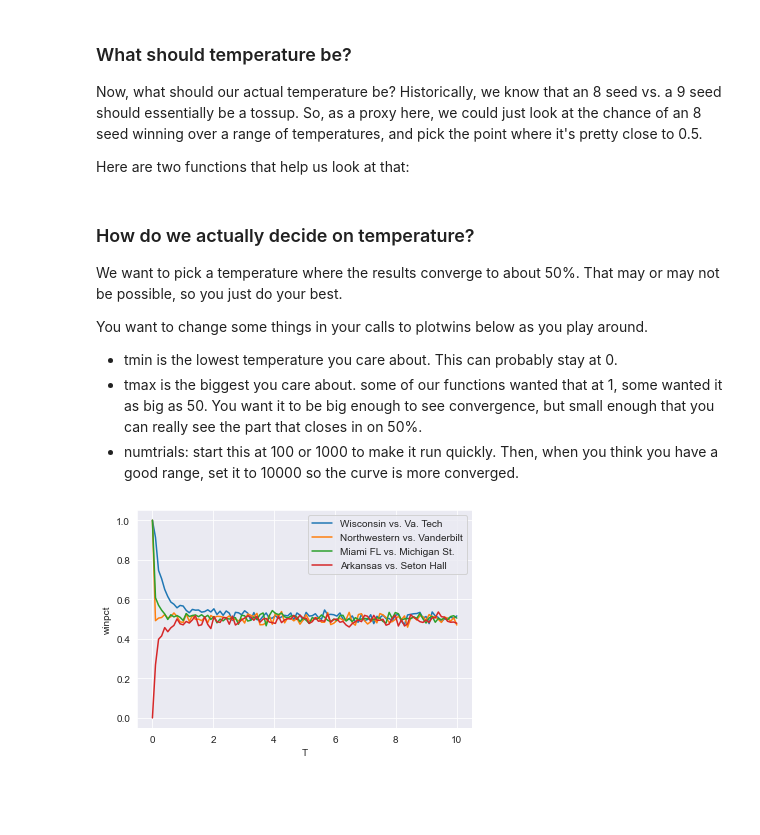
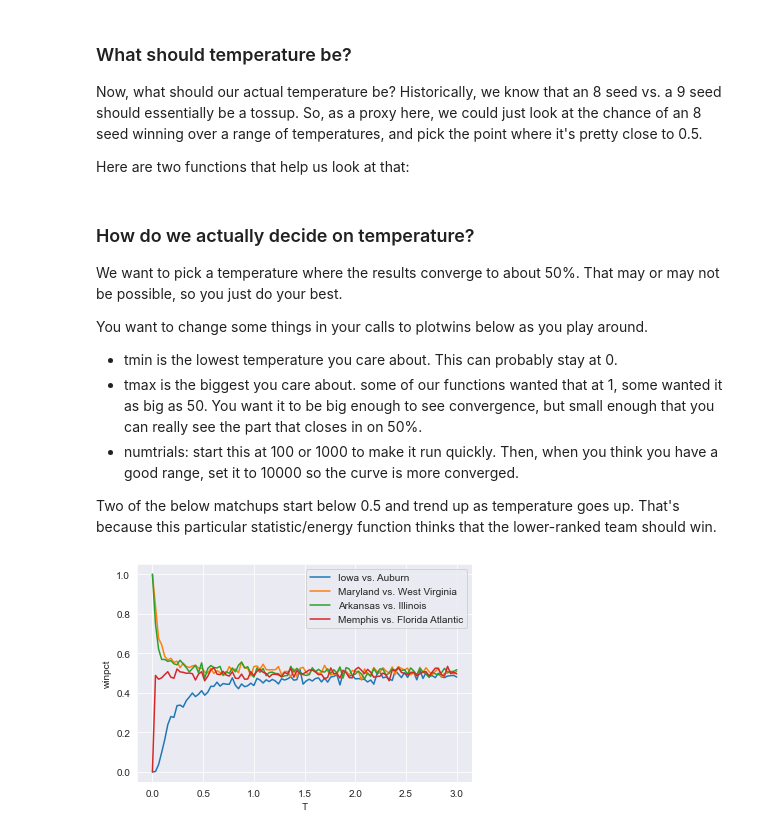
Before and after one commit to mglerner/MarchMadnessMonteCarlo, a Jupyter notebook: MMMC2023-Assignment1.ipynb, the cells around one changed output. Drawn from its saved outputs; the diff is of its cells as text; code cells hidden in the pictures; blank space fills up the shorter version.

```diff
--- a/MMMC2023-Assignment1.ipynb
+++ b/MMMC2023-Assignment1.ipynb
@@ -59,5 +90,5 @@ The code below makes one called `defensive_energy_gain`. You want to make your o
 # %%
-def defensive_energy_gain(winner,loser):
+def bogus_energy_function(winner,loser):
     strength = MMMC.RAS.kenpom['AdjD']
     # Lower numbers are better
     A,B = strength[winner], strength[loser]
@@ -65,9 +96,7 @@ def defensive_energy_gain(winner,loser):
     #result = A-B
     return result
 
-
-
-MMMC.set_energy_function(defensive_energy_gain)
+MMMC.set_energy_function(bogus_energy_function)
 # %% [markdown]
 ### What should temperature be?
 
@@ -94,17 +123,19 @@ You want to change some things in your calls to plotwins below as you play aroun
 * tmin is the lowest temperature you care about. This can probably stay at 0.
 * tmax is the biggest you care about. some of our functions wanted that at 1, some wanted it as big as 50. You want it to be big enough to see convergence, but small enough that you can really see the part that closes in on 50%.
 * numtrials: start this at 100 or 1000 to make it run quickly. Then, when you think you have a good range, set it to 10000 so the curve is more converged.
+
+Two of the below matchups start below 0.5 and trend up as temperature goes up. That's because this particular statistic/energy function thinks that the lower-ranked team should win.
 # %%
 tmin = 0
-tmax = 10
+tmax = 3
 numtemps = 100
 numtrials = 1000
 plt.clf()
-plotwins('Wisconsin','Va. Tech',numtrials=numtrials,tmin=tmin,tmax=tmax,numtemps=numtemps)
-plotwins('Northwestern','Vanderbilt',numtrials=numtrials,tmin=tmin,tmax=tmax,numtemps=numtemps)
-plotwins('Miami FL','Michigan St.',numtrials=numtrials,tmin=tmin,tmax=tmax,numtemps=numtemps)
-plotwins('Arkansas',"Seton Hall",numtrials=numtrials,tmin=tmin,tmax=tmax,numtemps=numtemps)
+plotwins('Iowa','Auburn',numtrials=numtrials,tmin=tmin,tmax=tmax,numtemps=numtemps)
+plotwins('Maryland','West Virginia',numtrials=numtrials,tmin=tmin,tmax=tmax,numtemps=numtemps)
+plotwins('Arkansas','Illinois',numtrials=numtrials,tmin=tmin,tmax=tmax,numtemps=numtemps)
+plotwins('Memphis',"Florida Atlantic",numtrials=numtrials,tmin=tmin,tmax=tmax,numtemps=numtemps)
 plt.legend()
 plt.show()
 # %% [output]
-[figure, old version]
+[figure, new version]
```
Also changed, not shown: parts of 5 cells of this notebook, 5 other files.
